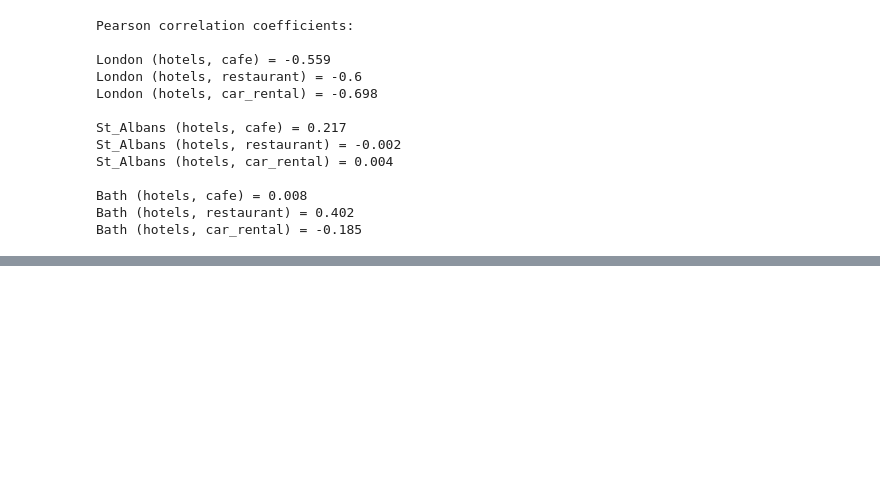
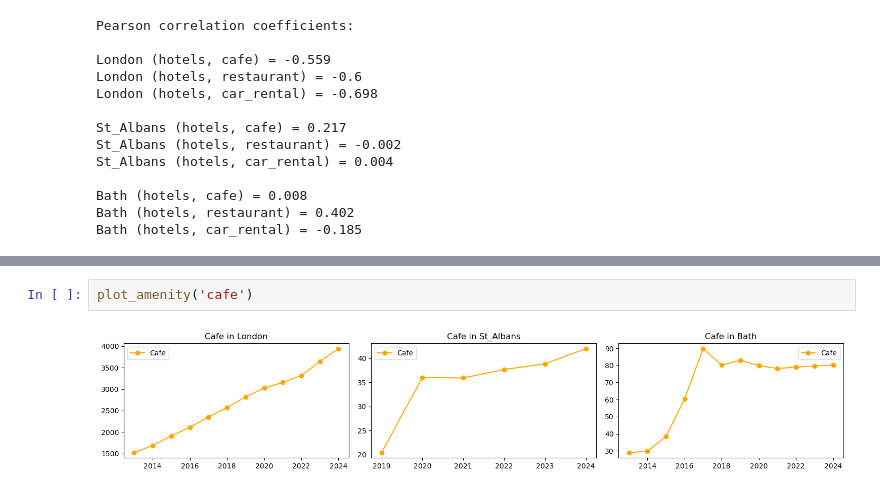
Before and after one commit to maiiaKey/dopp-exe2, a Jupyter notebook: rq2/data_analysis.ipynb, the cells around one changed output, grey strips where cells are left out. Saved outputs shown, nothing was run; the diff lists cells and outputs as text; blank space fills up the shorter version.

```diff
--- a/rq2/data_analysis.ipynb
+++ b/rq2/data_analysis.ipynb
@@ -248,0 +293,4 @@ Bath (hotels, car_rental) = -0.185
+# %%
+plot_amenity('cafe')
+# %% [output]
+[figure, added]
```
Also changed, not shown: parts of 7 cells of this notebook.
